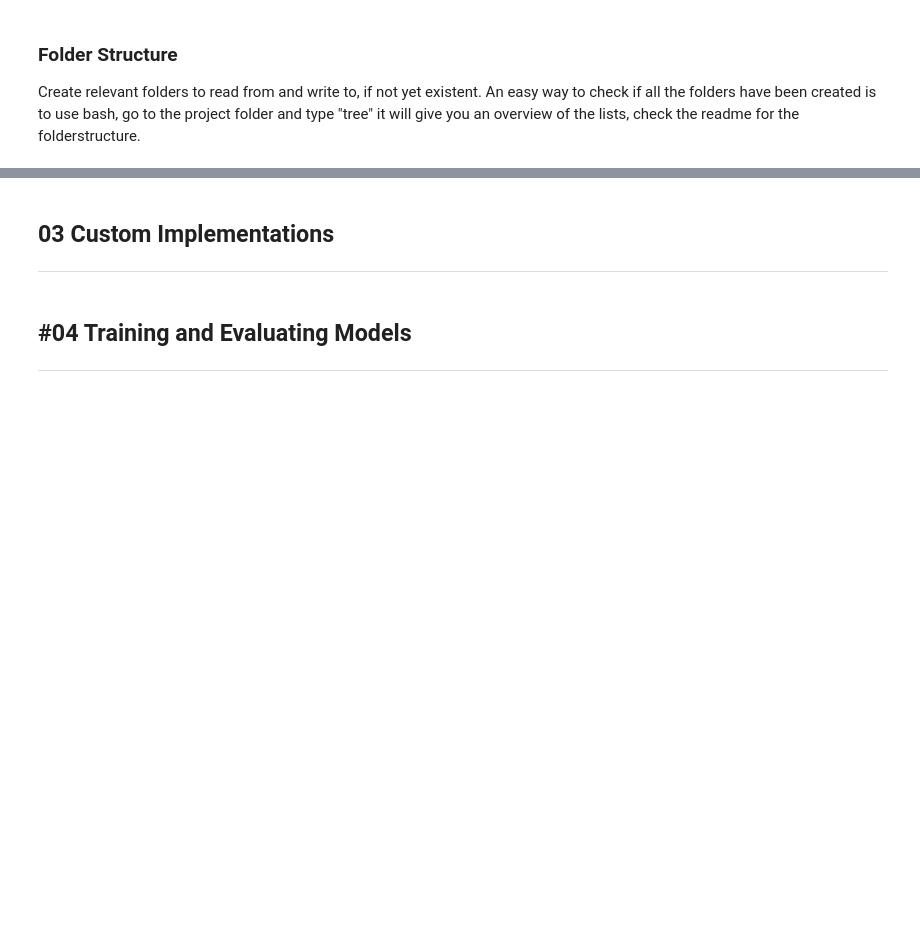
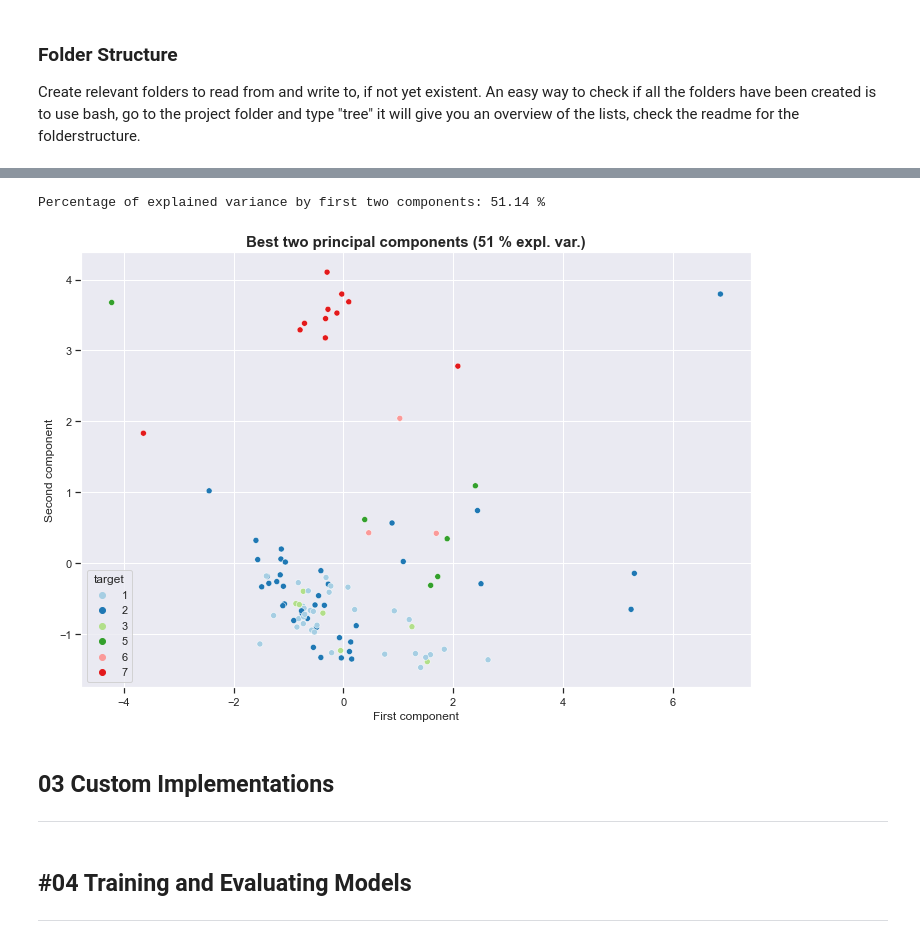
Before and after one commit to mikasenghaas/glass-forensic-analysis, a Jupyter notebook: src/main.ipynb, the cells around one changed output, grey strips where cells are left out. Drawn from its saved outputs; the diff is of its cells as text; code cells hidden in the pictures; blank space fills up the shorter version.

```diff
--- a/src/main.ipynb
+++ b/src/main.ipynb
@@ -185,3 +354,21 @@ train_df = pd.DataFrame(X_train)
+# %%
+print(f"Percentage of explained variance by first two components: {round(expl_var['train'][:2].sum()*100, 2)} %")
+# %% [output]
+Percentage of explained variance by first two components: 51.14 %
+# %%
+train_pca_adj = train_pca.copy()
+train_pca_adj['target'] = y
+
+fig, ax = plt.subplots(figsize=(12, 8))
+sns.scatterplot(data=train_pca_adj, x=0, y=1, ax=ax, hue='target', palette=sns.color_palette("Paired", n_colors=6));
+
+ax.set_title('Best two principal components (51 % expl. var.)', fontsize=15, weight='bold')
+ax.set_xlabel('First component')
+ax.set_ylabel('Second component')
+
+fig.savefig(f"{PATH_TO['data']['figures']}/pca_best2_scatter.jpg")
+# %% [output]
+[figure, added]
 # %% [markdown]
 ## 03 Custom Implementations
 ---
```
Also changed, not shown: parts of 45 cells of this notebook, 19 other files.
